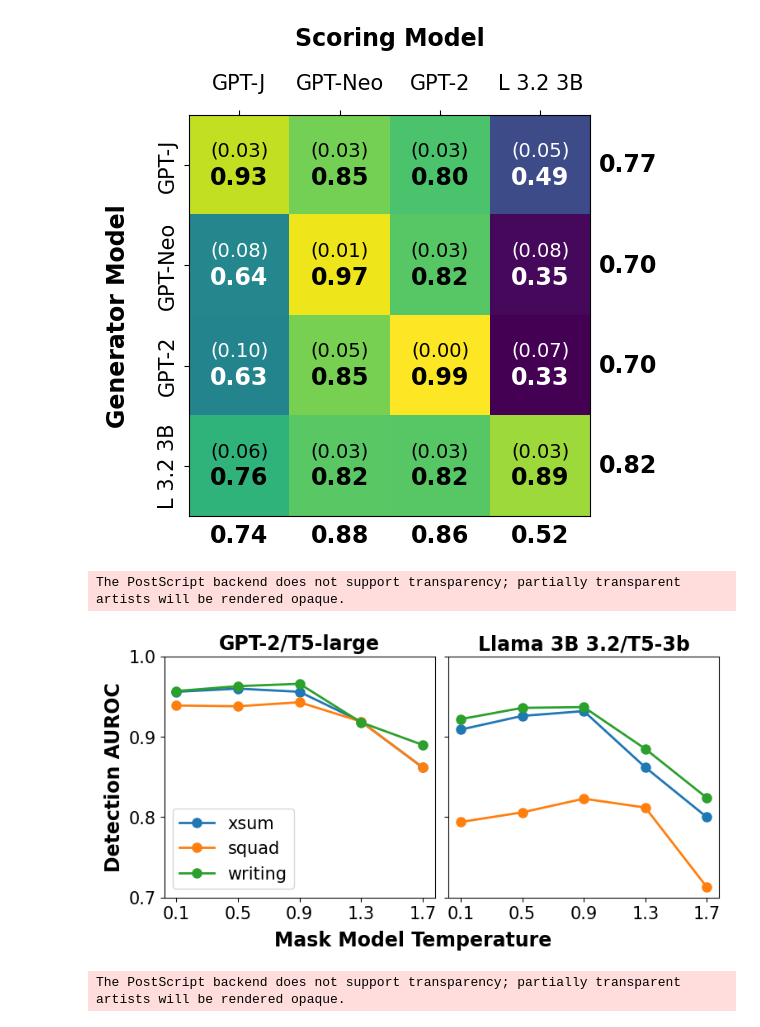
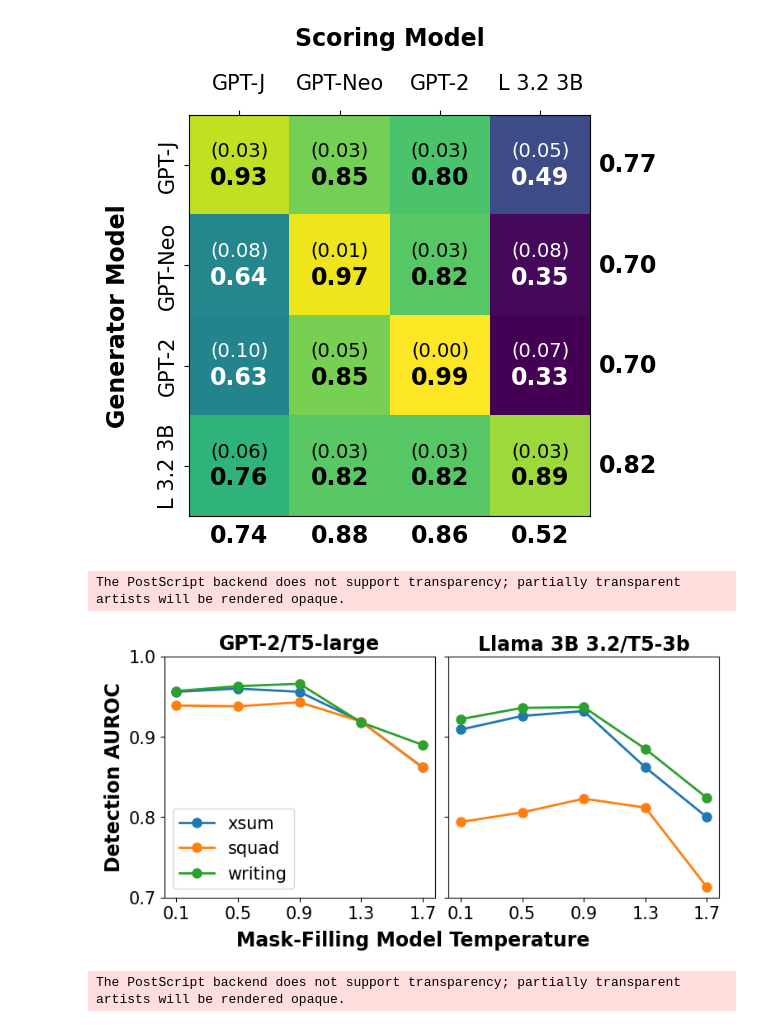
Before and after one commit to rafaelmoschopoulos/cos484proj, a Jupyter notebook: paper_elements/plots/plots.ipynb, the cells around one changed output. Drawn from its saved outputs; the diff is of its cells as text; code cells hidden in the pictures.

```diff
--- a/paper_elements/plots/plots.ipynb
+++ b/paper_elements/plots/plots.ipynb
@@ -179,27 +179,27 @@ mask_temp = {
 # %%
 fig, ax = plt.subplots(nrows=1, ncols=len(mask_temp), figsize=(8, 4), sharey=True)
 
 mask_temp_vals = np.array([0.1, 0.5, 0.9, 1.3, 1.7])
 for i, (model_name, scores) in enumerate(mask_temp.items()):
     ax[i].set_title(model_name)
     ax[i].set_xticks(mask_temp_vals)
     if i == 0:
         ax[i].set_ylabel('Detection AUROC')
     ax[i].set_ylim(0.7, 1)
     ax[i].set_yticks(np.arange(0.7, 1.01, 0.1))
     for dataset_name, aurocs in scores.items():
         ax[i].plot(mask_temp_vals, aurocs, label=dataset_name, marker='o', mew=1)
     if i == 0:
         ax[i].legend(loc='lower left')
 
 fig.tight_layout()
 fig.subplots_adjust(wspace=0.05)
-fig.supxlabel('Mask Model Temperature', y=-0.02, fontweight='bold', fontsize=ax[0].yaxis.label.get_fontsize())
+fig.supxlabel('Mask-Filling Model Temperature', y=-0.02, fontweight='bold', fontsize=ax[0].yaxis.label.get_fontsize())
 fig.savefig('mask_temp.eps', bbox_inches='tight', pad_inches=0)
-fig.savefig('mask_temp.png', bbox_inches='tight', pad_inches=0)
+fig.savefig('mask_temp.png', bbox_inches='tight', pad_inches=0, dpi=400)
 # %% [output]
 The PostScript backend does not support transparency; partially transparent artists will be rendered opaque.
-[figure, old version]
+[figure, new version]
 # %%
 gen_temp = {
     'GPT-2': {
```
Also changed, not shown: parts of 4 cells of this notebook, 14 other files.
